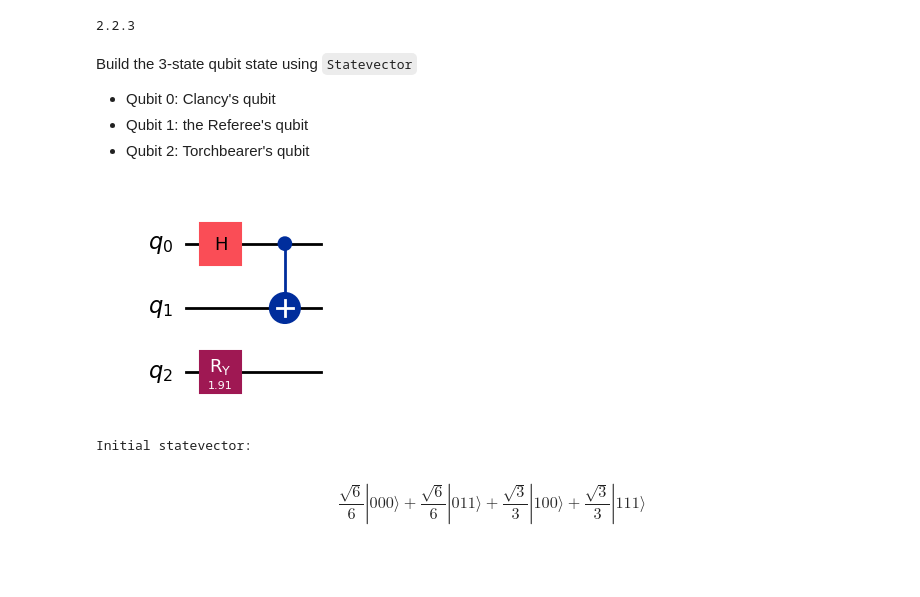
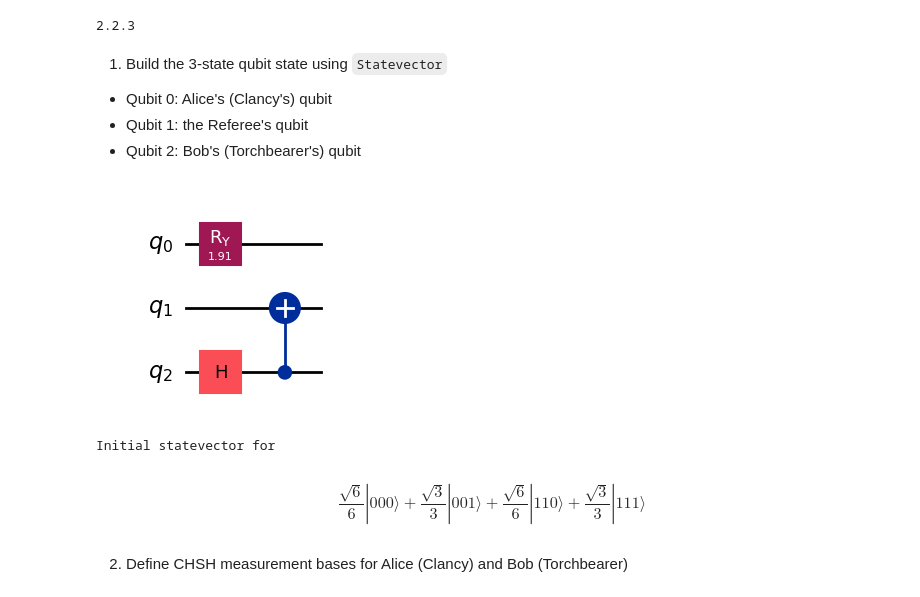
Before and after one commit to eigenscribe/qiskit, a Jupyter notebook: notebooks/practice_problems/multiple_systems/challenge_problems.ipynb, the cells around one changed output. Saved outputs shown, nothing was run; the diff lists cells and outputs as text; code cells hidden in the pictures; blank space fills up the shorter version.

```diff
--- a/notebooks/practice_problems/multiple_systems/challenge_problems.ipynb
+++ b/notebooks/practice_problems/multiple_systems/challenge_problems.ipynb
@@ -196,29 +196,31 @@ print(__version__)
 # %% [output]
 2.2.3
 # %% [markdown]
-Build the 3-state qubit state using `Statevector`
-- Qubit 0: Clancy's qubit
+1. Build the 3-state qubit state using `Statevector`
+- Qubit 0: Alice's (Clancy's) qubit
 - Qubit 1: the Referee's qubit
-- Qubit 2: Torchbearer's qubit
+- Qubit 2: Bob's (Torchbearer's) qubit
 # %%
 qc = QuantumCircuit(3)
 
 # Create Bell pair between qubit 0 (Clancy) and qubit 1 (Referee)
-qc.h(0)
-qc.cx(0, 1)
+qc.h(2)
+qc.cx(2, 1)
 
 # Custom superposition on qubit 2 ()
 # Example: |psi> = sqrt(1/3)|0> + \sqrt(2/3)|1>
 theta = 2 * np.arccos(np.sqrt(1/3))
-qc.ry(theta, 2)
+qc.ry(theta, 0)
 
 display(qc.draw('mpl'))
 
 # Convert to statevector
 sv = Statevector.from_instruction(qc)
-print("Initial statevector:\n")
+print("Initial statevector for\n")
 display(sv.draw("latex"))
 # %% [output]
-[figure, old version]
+[figure, new version]
-Initial statevector:
+Initial statevector for
-$$\frac{\sqrt{6}}{6} |000\rangle+\frac{\sqrt{6}}{6} |011\rangle+\frac{\sqrt{3}}{3} |100\rangle+\frac{\sqrt{3}}{3} |111\rangle$$
+$$\frac{\sqrt{6}}{6} |000\rangle+\frac{\sqrt{3}}{3} |001\rangle+\frac{\sqrt{6}}{6} |110\rangle+\frac{\sqrt{3}}{3} |111\rangle$$
+# %% [markdown]
+2. Define CHSH measurement bases for Alice (Clancy) and Bob (Torchbearer)
```
Also changed, not shown: parts of 1 cell of this notebook, 3 other files.
